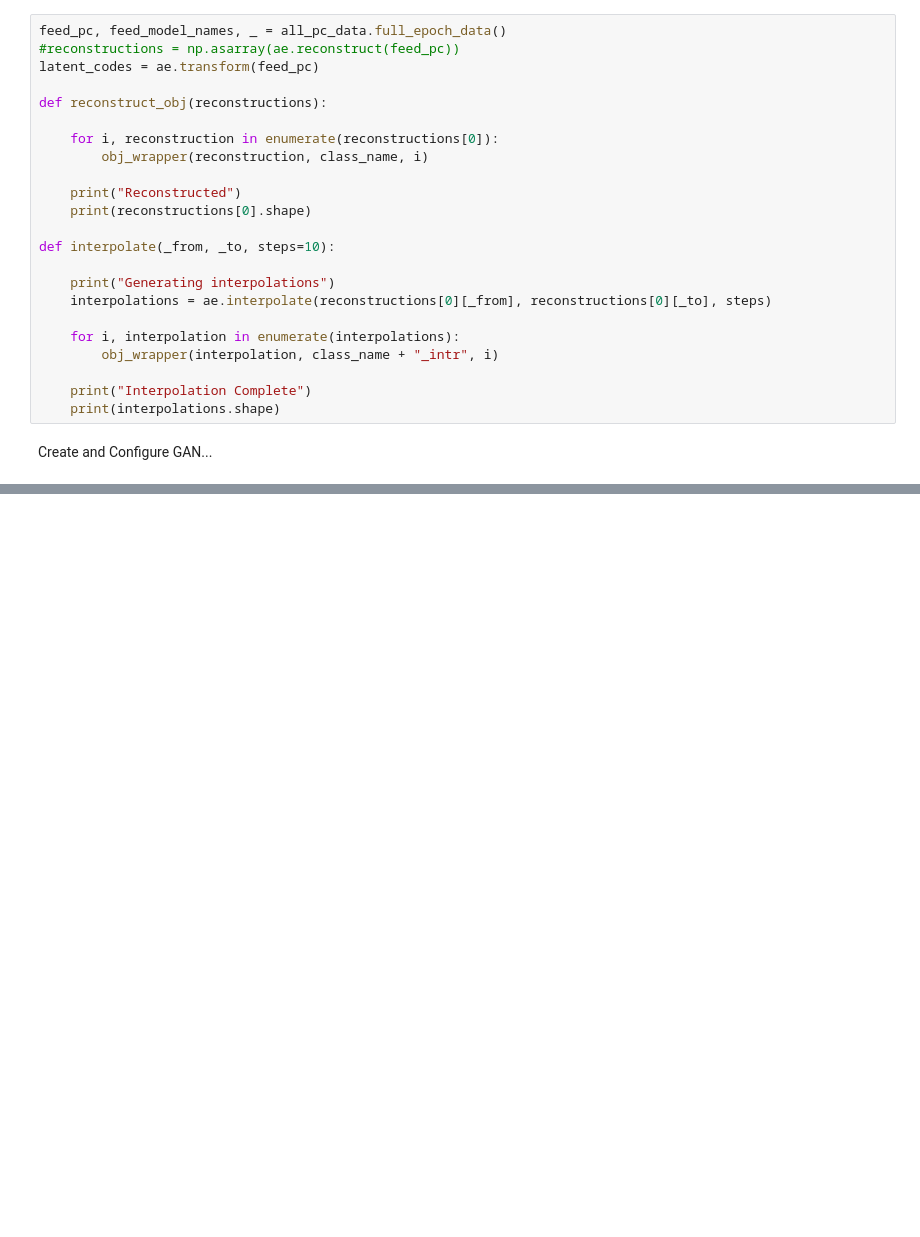
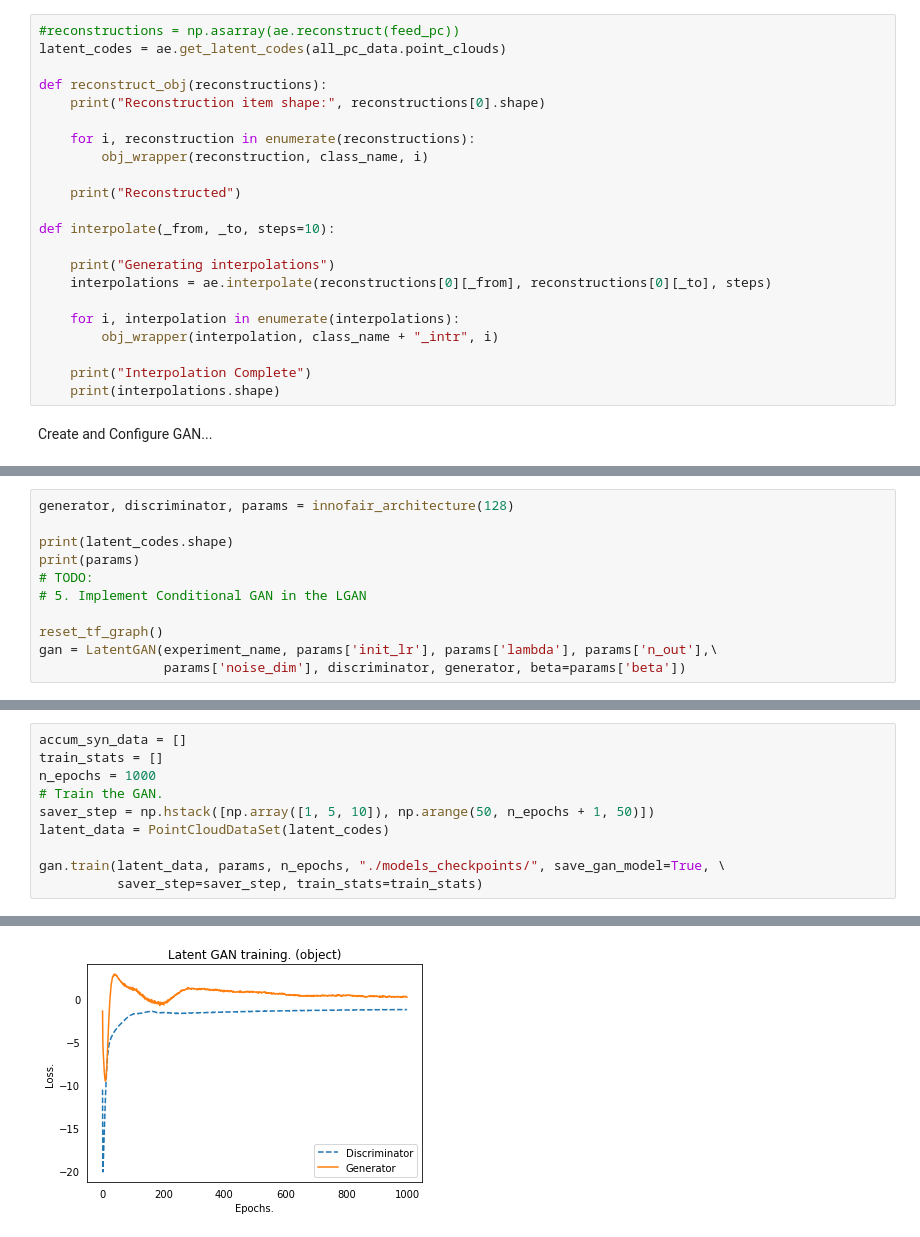
Before and after one commit to jtpils/3DMNN, a Jupyter notebook: main/models/latent_space/src/main/3DMNN.ipynb, the cells around one changed output, grey strips where cells are left out. Cells and saved outputs as stored; diff of their text form; blank space fills up the shorter version.

Commit message:
Basic LatentGAN working

```diff
--- a/main/models/latent_space/src/main/3DMNN.ipynb
+++ b/main/models/latent_space/src/main/3DMNN.ipynb
@@ -92,17 +91,16 @@ INFO:tensorflow:/home/viktorv/Projects/3DMNN/data/point_cloud_sampled/data/singl
 # %% [markdown]
 Trained a simple point net auto encoder... Define reconstruct and interpolate functions
 # %%
-feed_pc, feed_model_names, _ = all_pc_data.full_epoch_data()
 #reconstructions = np.asarray(ae.reconstruct(feed_pc))
-latent_codes = ae.transform(feed_pc)
+latent_codes = ae.get_latent_codes(all_pc_data.point_clouds)
 
 def reconstruct_obj(reconstructions):
+    print("Reconstruction item shape:", reconstructions[0].shape)
 
-    for i, reconstruction in enumerate(reconstructions[0]):
+    for i, reconstruction in enumerate(reconstructions):
         obj_wrapper(reconstruction, class_name, i)
 
     print("Reconstructed")
-    print(reconstructions[0].shape)
 
 def interpolate(_from, _to, steps=10):
 
@@ -151,0 +117,11 @@ NameError: name 'generator' is not defined
+# %%
+generator, discriminator, params = innofair_architecture(128)
+
+print(latent_codes.shape)
+print(params)
+# TODO:
+# 5. Implement Conditional GAN in the LGAN
+
+reset_tf_graph()
+gan = LatentGAN(experiment_name, params['init_lr'], params['lambda'], params['n_out'],\
+                params['noise_dim'], discriminator, generator, beta=params['beta'])
@@ -151,0 +132,11 @@ NameError: name 'generator' is not defined
+# %%
+accum_syn_data = []
+train_stats = []
+n_epochs = 1000
+# Train the GAN.
+saver_step = np.hstack([np.array([1, 5, 10]), np.arange(50, n_epochs + 1, 50)])
+latent_data = PointCloudDataSet(latent_codes)
+
+gan.train(latent_data, params, n_epochs, "./models_checkpoints/", save_gan_model=True, \
+          saver_step=saver_step, train_stats=train_stats)
+# %% [output]
@@ -151,0 +162 @@ NameError: name 'generator' is not defined
+[figure, added]
```
Also changed, not shown: parts of 6 cells of this notebook, 21 other files.
